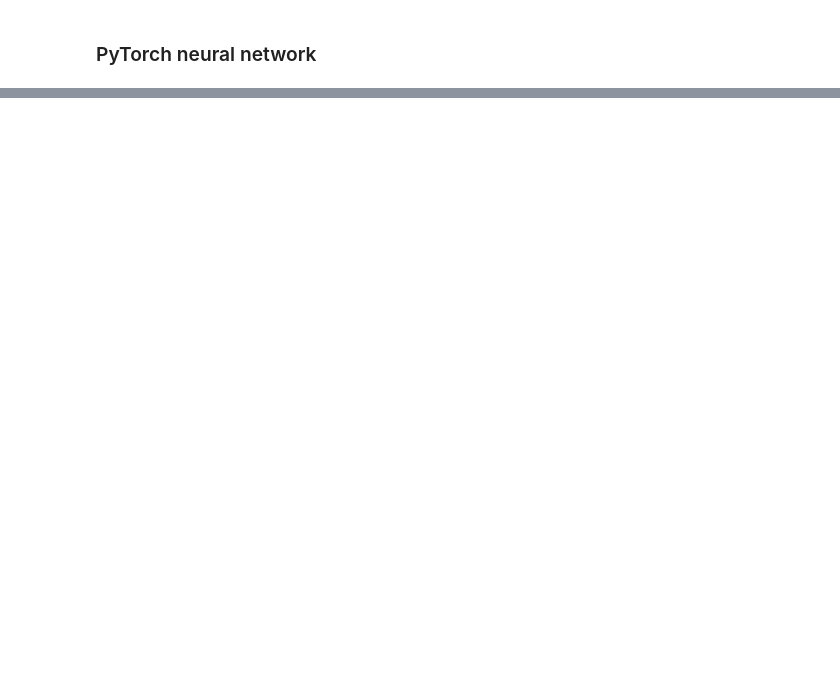
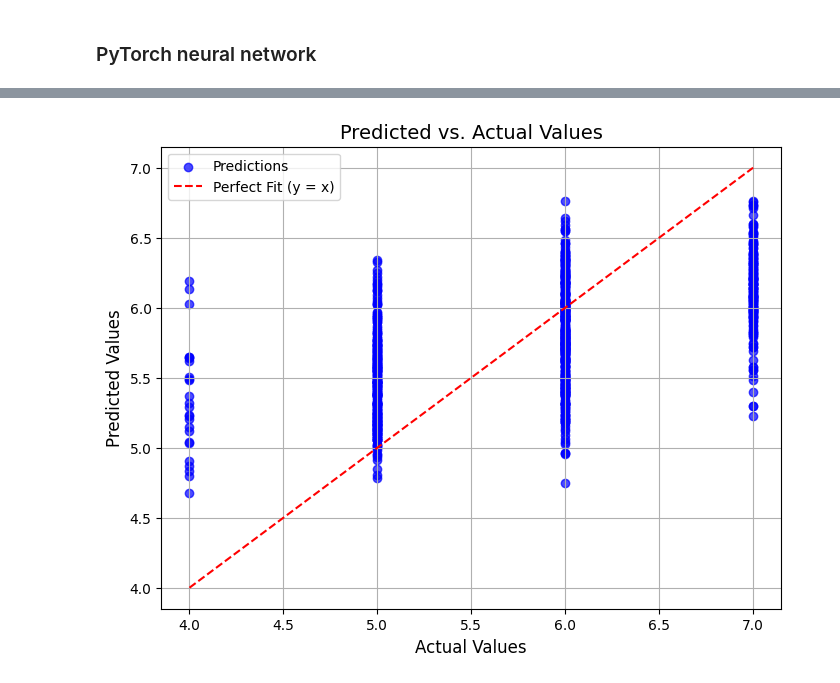
Before and after one commit to kaminno/NEC_neural_network, a Jupyter notebook: model_comparisson.ipynb, the cells around one changed output, grey strips where cells are left out. Saved outputs shown, nothing was run; the diff lists cells and outputs as text; code cells hidden in the pictures; blank space fills up the shorter version.

```diff
--- a/model_comparisson.ipynb
+++ b/model_comparisson.ipynb
@@ -245,0 +171,22 @@ Mean absolute percentage error (MAPE):  0.08969065805495102
+# %%
+# Scatter plot
+plt.figure(figsize=(8, 6))
+plt.scatter(y_test, y_pred, color='blue', alpha=0.7, label='Predictions')
+
+# Add reference line (y = x)
+plt.plot([y_test.min(), y_test.max()],
+         [y_test.min(), y_test.max()],
+         color='red', linestyle='--', label='Perfect Fit (y = x)')
+
+# Add labels and title
+plt.xlabel("Actual Values", fontsize=12)
+plt.ylabel("Predicted Values", fontsize=12)
+plt.title("Predicted vs. Actual Values", fontsize=14)
+plt.legend()
+plt.grid(True)
+plt.savefig("scatter_pytorch_nn.png")
+
+# Show the plot
+plt.show()
+# %% [output]
+[figure, added]
```
Also changed, not shown: parts of 9 cells of this notebook.
